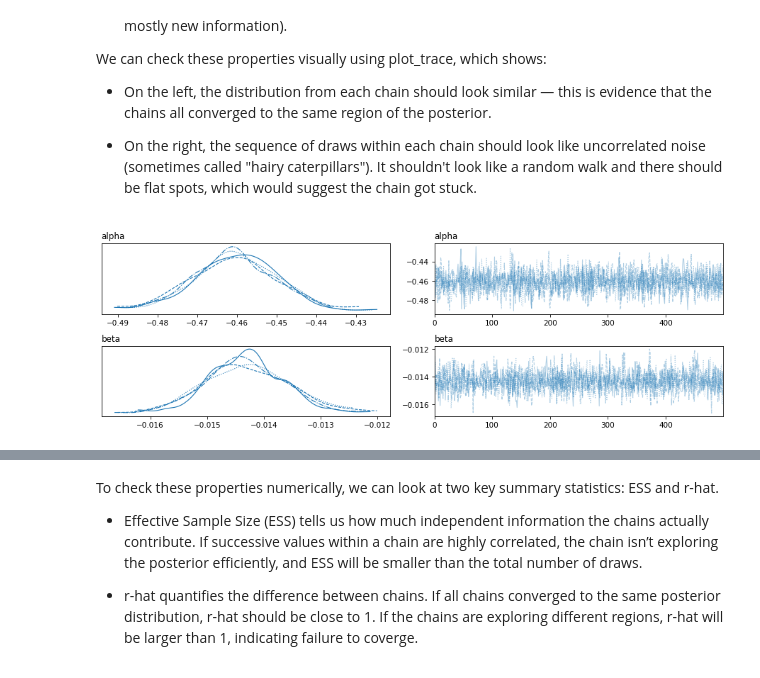
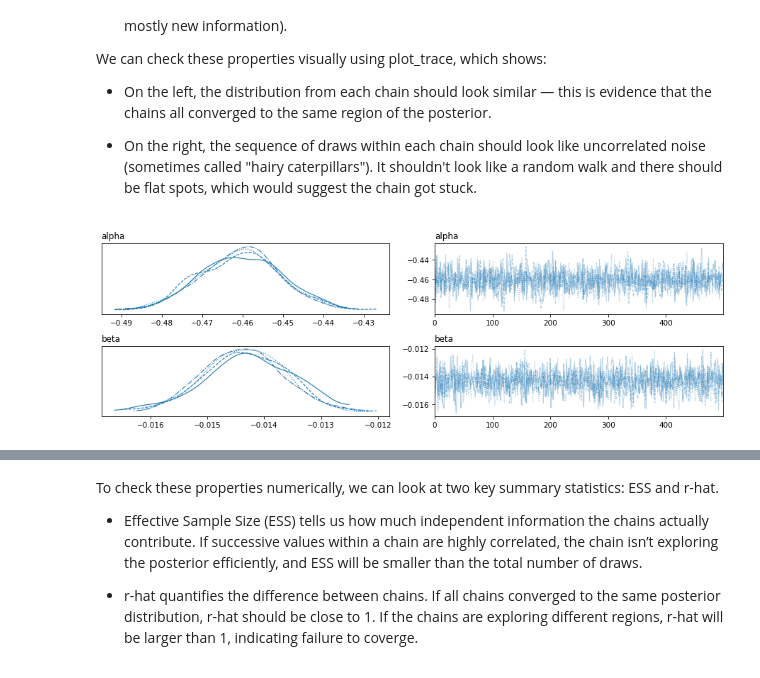
Before and after one commit to AllenDowney/SurveyDataPyMC, a Jupyter notebook: notebooks/01_logistic_regression.ipynb, the cells around one changed output, grey strips where cells are left out. Drawn from its saved outputs; the diff is of its cells as text; code cells hidden in the pictures.

```diff
--- a/notebooks/01_logistic_regression.ipynb
+++ b/notebooks/01_logistic_regression.ipynb
@@ -113,11 +114,11 @@ plt.rcParams["axes.titlelocation"] = "left"
 # %% [markdown]
 ## Data
 # %%
-
-# This dataset is prepared in GssExtract/notebooks/02_make_extract-2022_3a.ipynb
+# This dataset is prepared in GssExtract/notebooks/02_make_extract-2022_4.ipynb
+# It has been resampled to correct for stratified sampling
 
 DATA_PATH = "https://github.com/AllenDowney/GssExtract/raw/main/data/interim/"
-filename = "gss_extract_2022_3a.hdf"
+filename = "gss_extract_2022_4.hdf"
 download(DATA_PATH + filename)
 # %% [output]
 [interactive output not drawn]
@@ -302,10 +303,10 @@ We can check these properties visually using plot_trace, which shows:
 
 *    On the right, the sequence of draws within each chain should look like uncorrelated noise (sometimes called "hairy caterpillars"). It shouldn't look like a random walk and there should be flat spots, which would suggest the chain got stuck.
 # %%
-pm.plot_trace(idata, var_names=["alpha", "beta"])
-plt.tight_layout()
+pm.plot_trace(idata)
+decorate()
 # %% [output]
-[figure, old version]
+[figure, new version]
 [interactive output not drawn]
 # %% [markdown]
 To check these properties numerically, we can look at two key summary statistics: ESS and r-hat.
```
Also changed, not shown: parts of 16 cells of this notebook.
